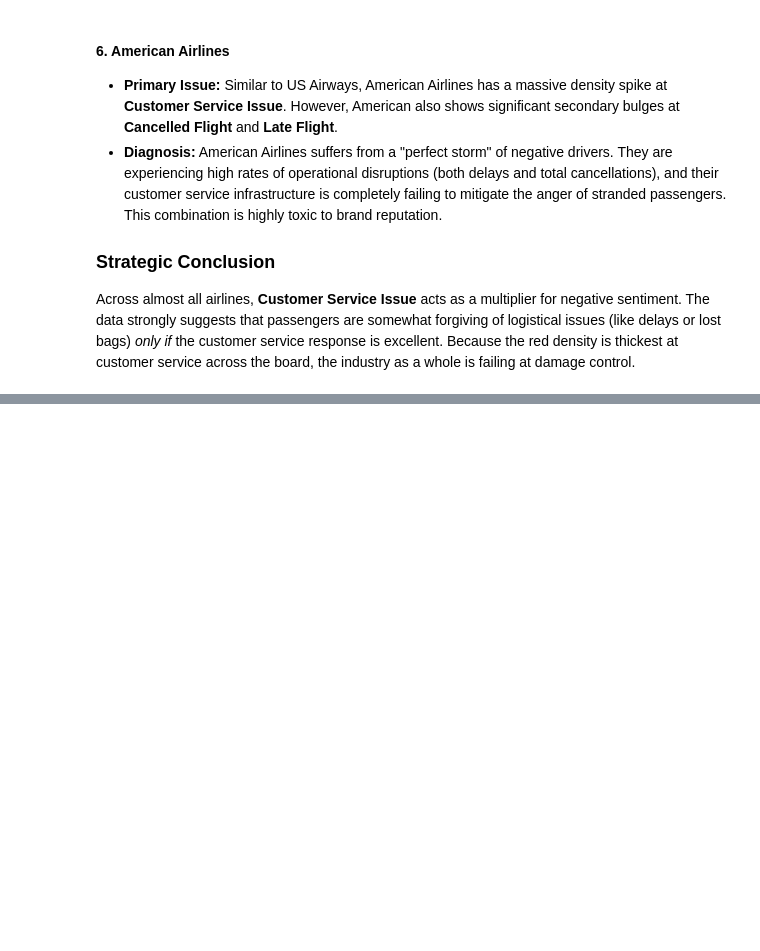
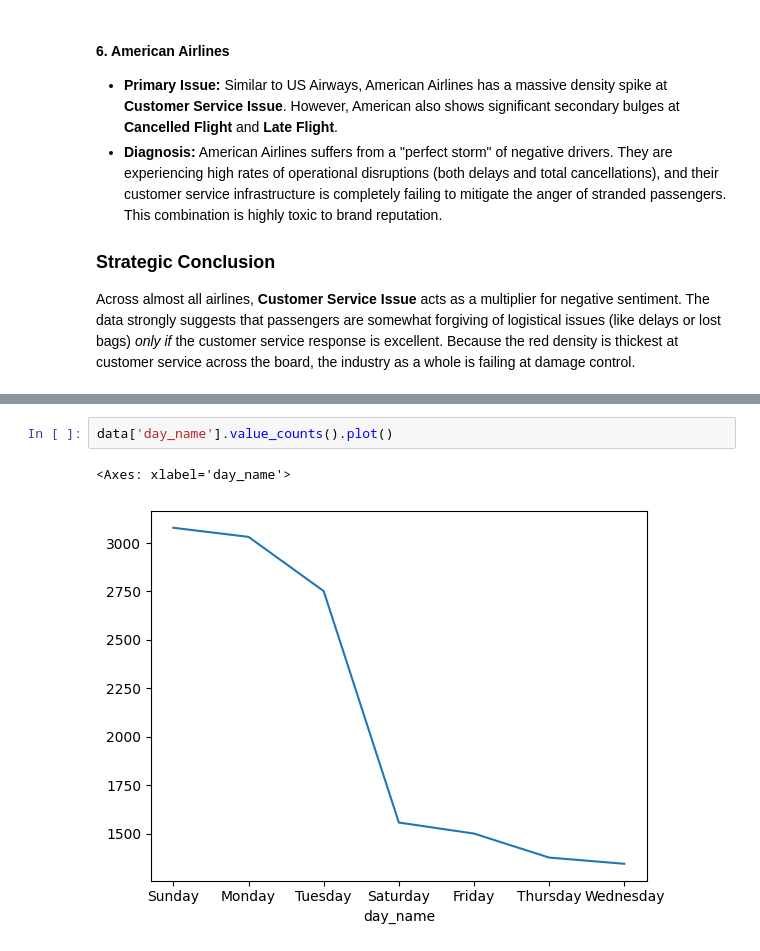
Before and after one commit to Ashura369/PROJECTS, a Jupyter notebook: sentiment_analysis_social_media_brand_management/EDA.ipynb, the cells around one changed output, grey strips where cells are left out. Saved outputs shown, nothing was run; the diff lists cells and outputs as text; blank space fills up the shorter version.

```diff
--- a/sentiment_analysis_social_media_brand_management/EDA.ipynb
+++ b/sentiment_analysis_social_media_brand_management/EDA.ipynb
@@ -169,0 +243,5 @@ plt.show()
+# %%
+data['day_name'].value_counts().plot()
+# %% [output]
+<Axes: xlabel='day_name'>
+[figure, added]
```
Also changed, not shown: parts of 17 cells of this notebook, 4 other files.
